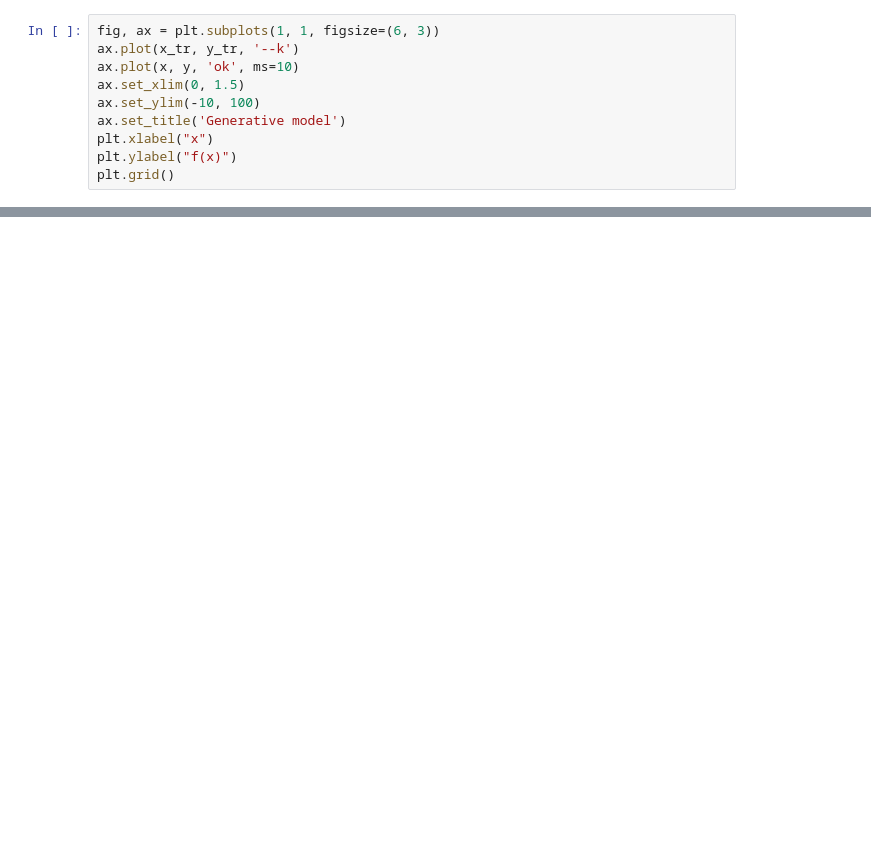
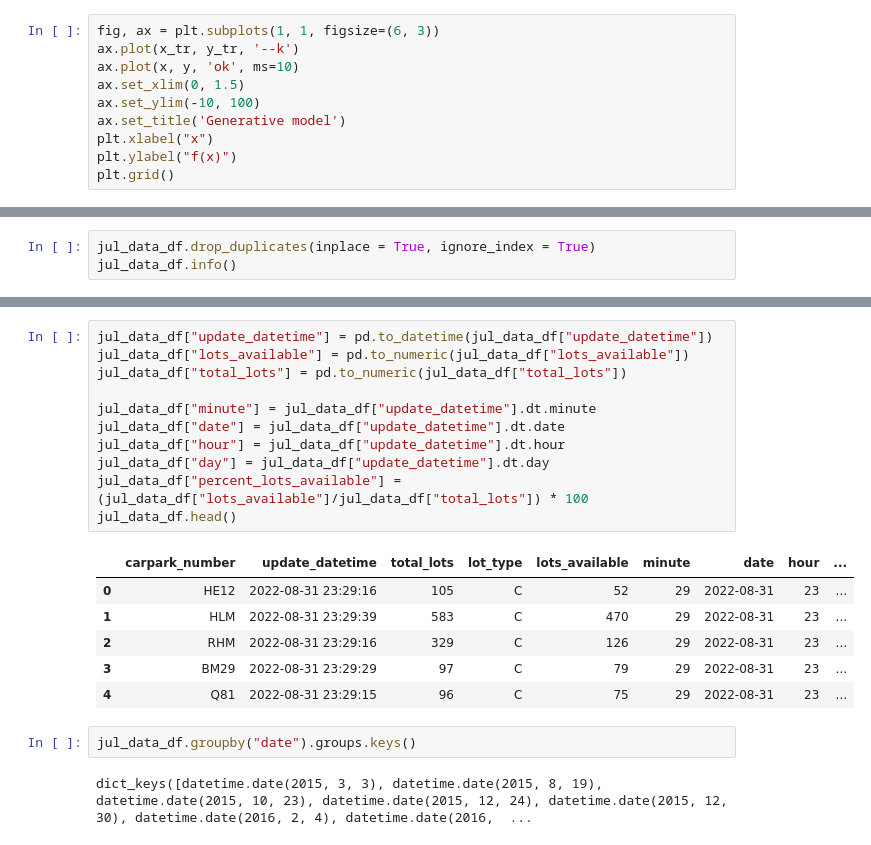
Before and after one commit to R-Ramana/EE4211-Project, a Jupyter notebook: Question 2/EE4211_Group_9_Question_2.ipynb, the cells around one changed output, grey strips where cells are left out. Drawn from its saved outputs; the diff is of its cells as text; blank space fills up the shorter version.

```diff
--- a/Question 2/EE4211_Group_9_Question_2.ipynb
+++ b/Question 2/EE4211_Group_9_Question_2.ipynb
@@ -137,0 +201,3 @@ plt.grid()
+# %%
+jul_data_df.drop_duplicates(inplace = True, ignore_index = True)
+jul_data_df.info()
@@ -137,0 +229,22 @@ plt.grid()
+# %%
+jul_data_df["update_datetime"] = pd.to_datetime(jul_data_df["update_datetime"])
+jul_data_df["lots_available"] = pd.to_numeric(jul_data_df["lots_available"])
+jul_data_df["total_lots"] = pd.to_numeric(jul_data_df["total_lots"])
+
+jul_data_df["minute"] = jul_data_df["update_datetime"].dt.minute
+jul_data_df["date"] = jul_data_df["update_datetime"].dt.date
+jul_data_df["hour"] = jul_data_df["update_datetime"].dt.hour
+jul_data_df["day"] = jul_data_df["update_datetime"].dt.day
+jul_data_df["percent_lots_available"] = (jul_data_df["lots_available"]/jul_data_df["total_lots"]) * 100
+jul_data_df.head()
+# %% [output]
+|  | carpark_number | update_datetime | total_lots | lot_type | lots_available | minute | date | hour | ... |
+| 0 | HE12 | 2022-08-31 23:29:16 | 105 | C | 52 | 29 | 2022-08-31 | 23 | ... |
+| 1 | HLM | 2022-08-31 23:29:39 | 583 | C | 470 | 29 | 2022-08-31 | 23 | ... |
+| 2 | RHM | 2022-08-31 23:29:16 | 329 | C | 126 | 29 | 2022-08-31 | 23 | ... |
+| 3 | BM29 | 2022-08-31 23:29:29 | 97 | C | 79 | 29 | 2022-08-31 | 23 | ... |
+| 4 | Q81 | 2022-08-31 23:29:15 | 96 | C | 75 | 29 | 2022-08-31 | 23 | ... |
+# %%
+jul_data_df.groupby("date").groups.keys()
+# %% [output]
+dict_keys([datetime.date(2015, 3, 3), datetime.date(2015, 8, 19), datetime.date(2015, 10, 23), datetime.date(2015, 12, 24), datetime.date(2015, 12, 30), datetime.date(2016, 2, 4), datetime.date(2016,  ...
```
Also changed, not shown: parts of 9 cells of this notebook.
